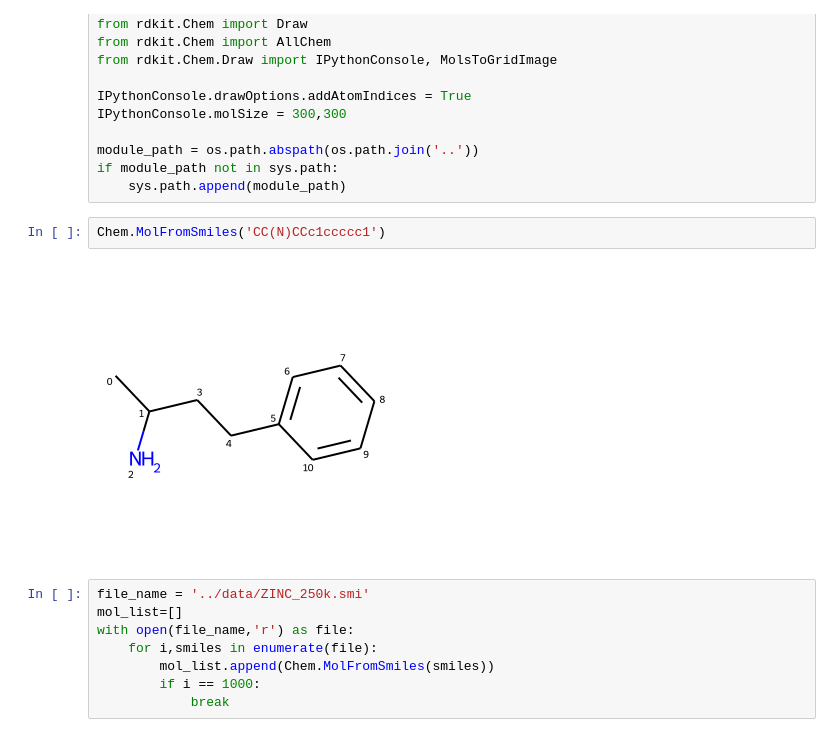
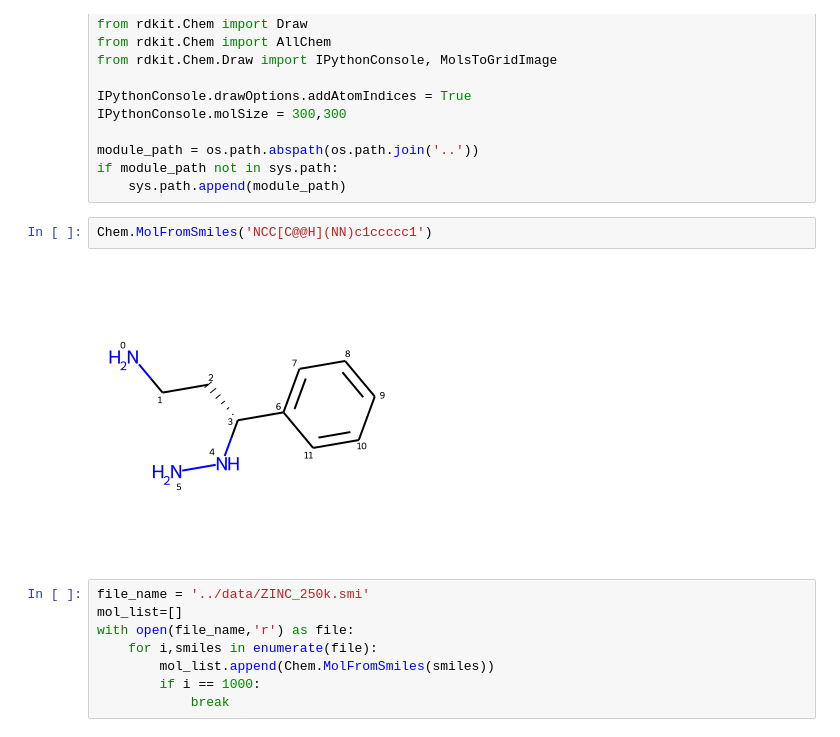
Before and after one commit to Strandgaard96/GB_GA, a Jupyter notebook: notebooks/investigate_amines.ipynb, the cells around one changed output. Cells and saved outputs as stored; diff of their text form.

```diff
--- a/notebooks/investigate_amines.ipynb
+++ b/notebooks/investigate_amines.ipynb
@@ -23,9 +23,9 @@ module_path = os.path.abspath(os.path.join('..'))
 if module_path not in sys.path:
     sys.path.append(module_path)
 # %%
-Chem.MolFromSmiles('CC(N)CCc1ccccc1')
+Chem.MolFromSmiles('NCC[C@@H](NN)c1ccccc1')
 # %% [output]
-[figure, old version]
+[figure, new version]
 # %%
 file_name = '../data/ZINC_250k.smi'
 mol_list=[]
```
Also changed, not shown: 5 other files.
